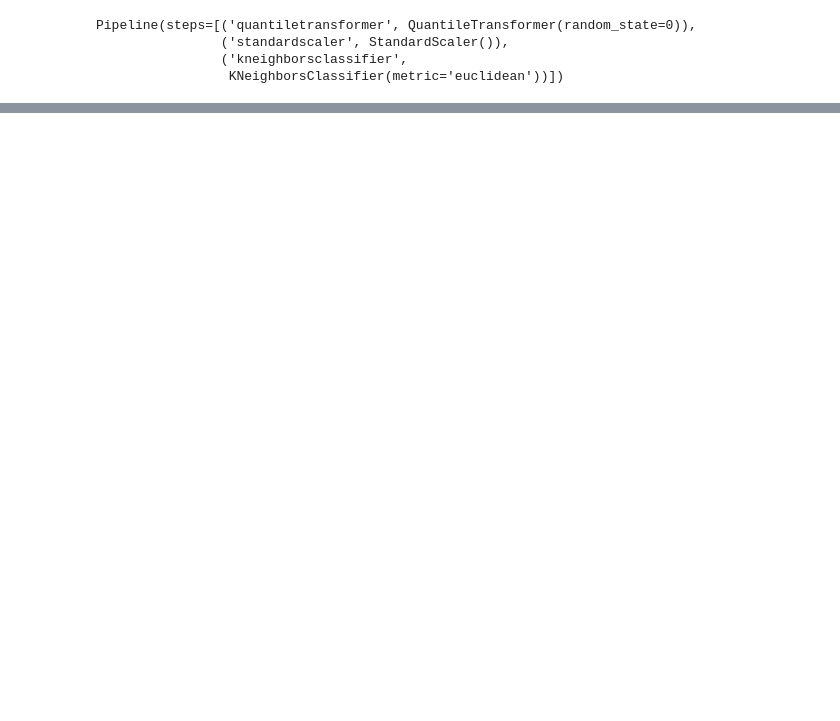
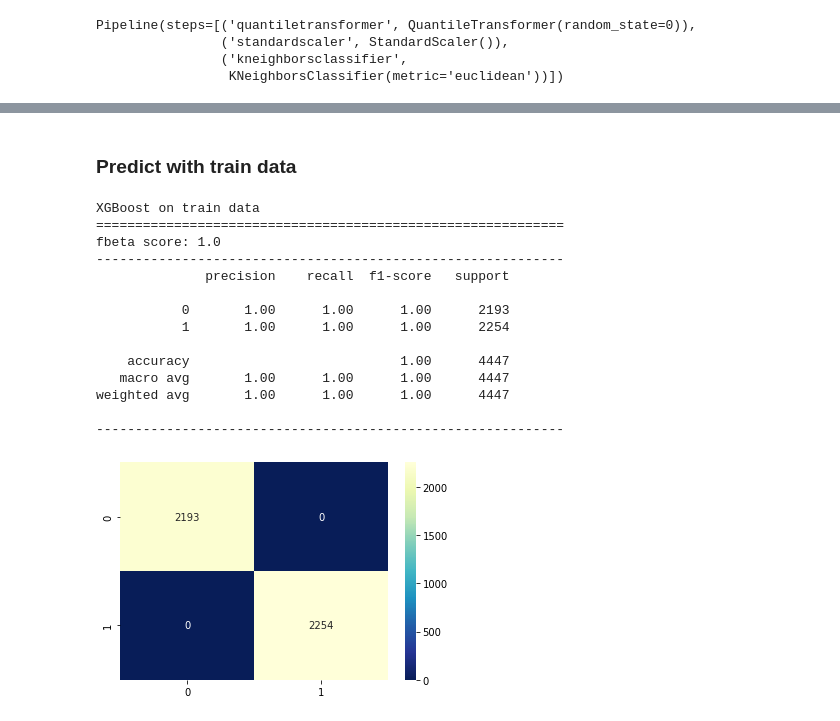
Before and after one commit to reneebrecht/human-protein-atlas-image-classification, a Jupyter notebook: notebooks/Binary_Regression_Models.ipynb, the cells around one changed output, grey strips where cells are left out. Drawn from its saved outputs; the diff is of its cells as text; code cells hidden in the pictures; blank space fills up the shorter version.

```diff
--- a/notebooks/Binary_Regression_Models.ipynb
+++ b/notebooks/Binary_Regression_Models.ipynb
@@ -532,0 +656,10 @@ weighted avg       0.58      0.58      0.58      1483
+# %%
+xgb_pipe = Pipeline([
+    ('quant', QuantileTransformer(random_state=0)),
+    ('stscale',StandardScaler()),
+    ('xgb', xgb.XGBClassifier(objective="binary:logistic", random_state=42, eval_metric=fbeta_scorer)),
+])
+# xgb_pipe = make_pipeline(QuantileTransformer(random_state=0), StandardScaler(),
+#                          xgb.XGBClassifier(objective="binary:logistic", random_state=42, eval_metric=fbeta_scorer)
+#                         )
+xgb_pipe.fit(X_train, y_train)  # apply scaling on training data
@@ -532,0 +684,32 @@ weighted avg       0.58      0.58      0.58      1483
+# %% [markdown]
+### Predict with train data
+# %%
+# Predict on test set
+y_train_pred_knn = xgb_pipe.predict(X_train)
+f_beta = 1
+print("XGBoost on train data")
+print("==="*20)
+print("fbeta score:", fbeta_score(y_train, y_train_pred_knn, beta=f_beta).round(4))
+print("---"*20)
+print(classification_report(y_train, y_train_pred_knn))
+print("---"*20)
+
+
+cm = confusion_matrix(y_train, y_train_pred_knn)
+sns.heatmap(cm, cmap="YlGnBu_r", annot=True, fmt=".0f");
+# %% [output]
+XGBoost on train data
+============================================================
+fbeta score: 1.0
+------------------------------------------------------------
+              precision    recall  f1-score   support
+
+           0       1.00      1.00      1.00      2193
+           1       1.00      1.00      1.00      2254
+
+    accuracy                           1.00      4447
+   macro avg       1.00      1.00      1.00      4447
+weighted avg       1.00      1.00      1.00      4447
+
+------------------------------------------------------------
+[figure, added]
```
Also changed, not shown: parts of 21 cells of this notebook, 1 other file.
